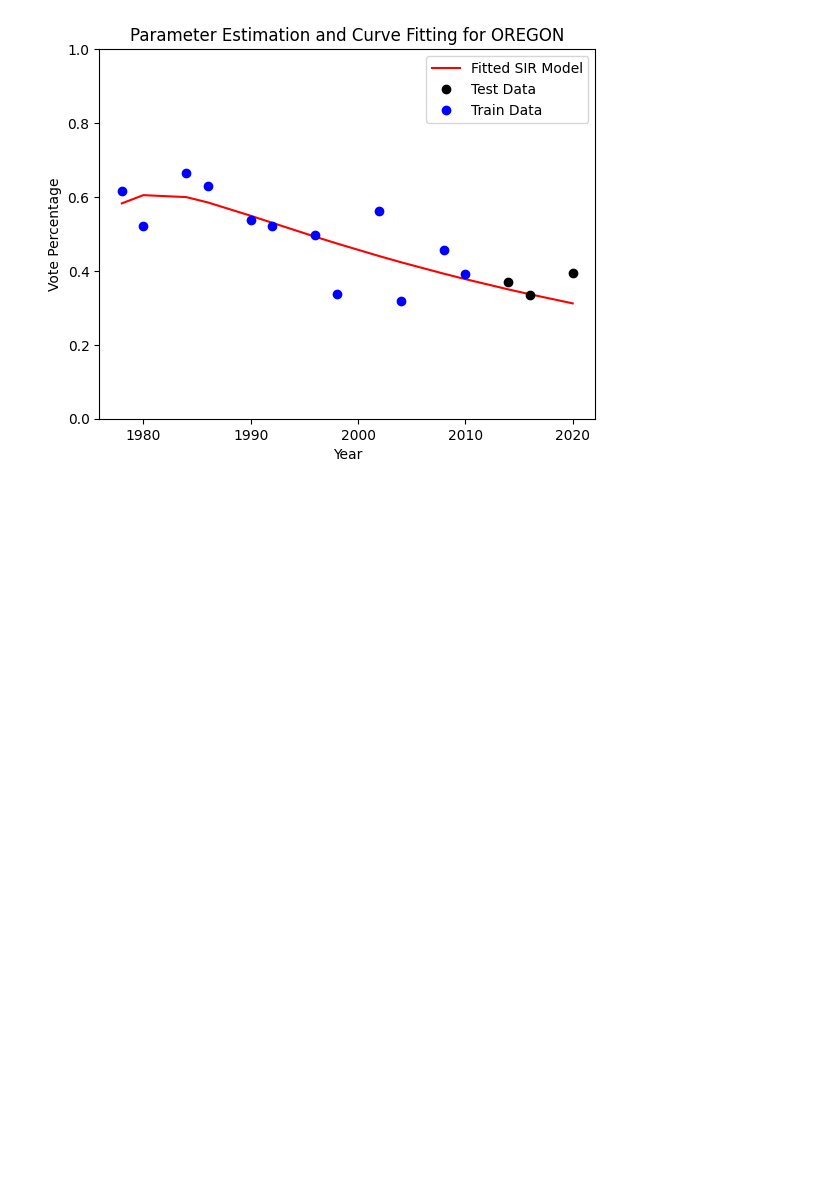
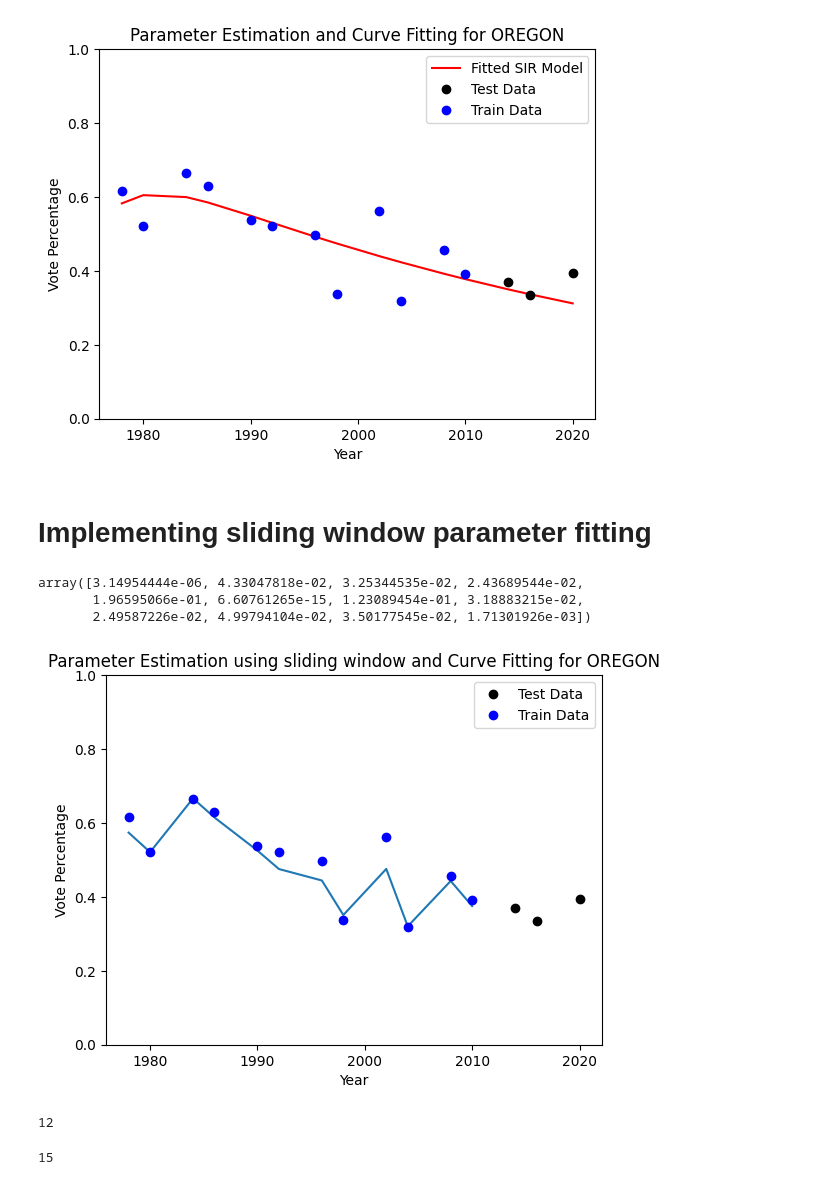
Before and after one commit to alanroyce20102003/bt5240, a Jupyter notebook: main.ipynb, the cells around one changed output. Cells and saved outputs as stored; diff of their text form; code cells hidden in the pictures; blank space fills up the shorter version.

Commit message:
added sliding window parameter estimation

```diff
--- a/main.ipynb
+++ b/main.ipynb
@@ -294,3 +294,5 @@ plt.title('Parameter Estimation and Curve Fitting for OREGON')
 plt.show()
 # %% [output]
 [figure]
+# %% [markdown]
+# Implementing sliding window parameter fitting
@@ -296,0 +307,44 @@ plt.show()
+# %%
+year = df_dict[('OREGON', 'REPUBLICAN')]['year'].values
+votes = df_dict[('OREGON', 'REPUBLICAN')]['candidatevotes'].values
+total_votes = df_dict[('OREGON', 'REPUBLICAN')]['totalvotes'].values
+vote_percentage = votes / total_votes
+M = 4
+window_length  = int(len(year / M))
+beta_array = np.zeros(len(year)-M+1)
+gamma_array = np.zeros(len(year)-M+1)
+test_fit_array = np.zeros((len(year)-M+1, M))
+for i in range(len(year)-M+1):
+    I0 = vote_percentage[i]
+    S0 = 1 - I0
+    R0 = 0
+    params, covariance = curve_fit(fit_sir_model, year[i:i+M], vote_percentage[i:i+M], p0=[0.1, 0.1, S0, I0, R0], bounds=(0, [1, 1, 1, 1, 1]))
+    beta_array[i], gamma_array[i] = params[:2]
+    test_fit_array[i, :] = fit_sir_model(year[i:i+M], *params)
+# %%
+test_fit = (fit_sir_model(year, *params))
+# %% [output]
+array([3.14954444e-06, 4.33047818e-02, 3.25344535e-02, 2.43689544e-02,
+       1.96595066e-01, 6.60761265e-15, 1.23089454e-01, 3.18883215e-02,
+       2.49587226e-02, 4.99794104e-02, 3.50177545e-02, 1.71301926e-03])
+# %%
+new = test_fit_array.T
+plt.plot(year[:12], new[0])
+plt.plot(X_test, y_test, 'ko', label='Test Data')
+plt.plot(X_train, y_train, 'bo', label='Train Data')
+plt.xlabel('Year')
+plt.ylabel('Vote Percentage')
+plt.ylim(0, 1)
+plt.legend()
+plt.title('Parameter Estimation using sliding window and Curve Fitting for OREGON')
+plt.show()
+# %% [output]
+[figure, added]
+# %%
+print(len(new[0]))
+# %% [output]
+12
+# %%
+print(len(year))
+# %% [output]
+15
```
Also changed, not shown: parts of 5 cells of this notebook.
